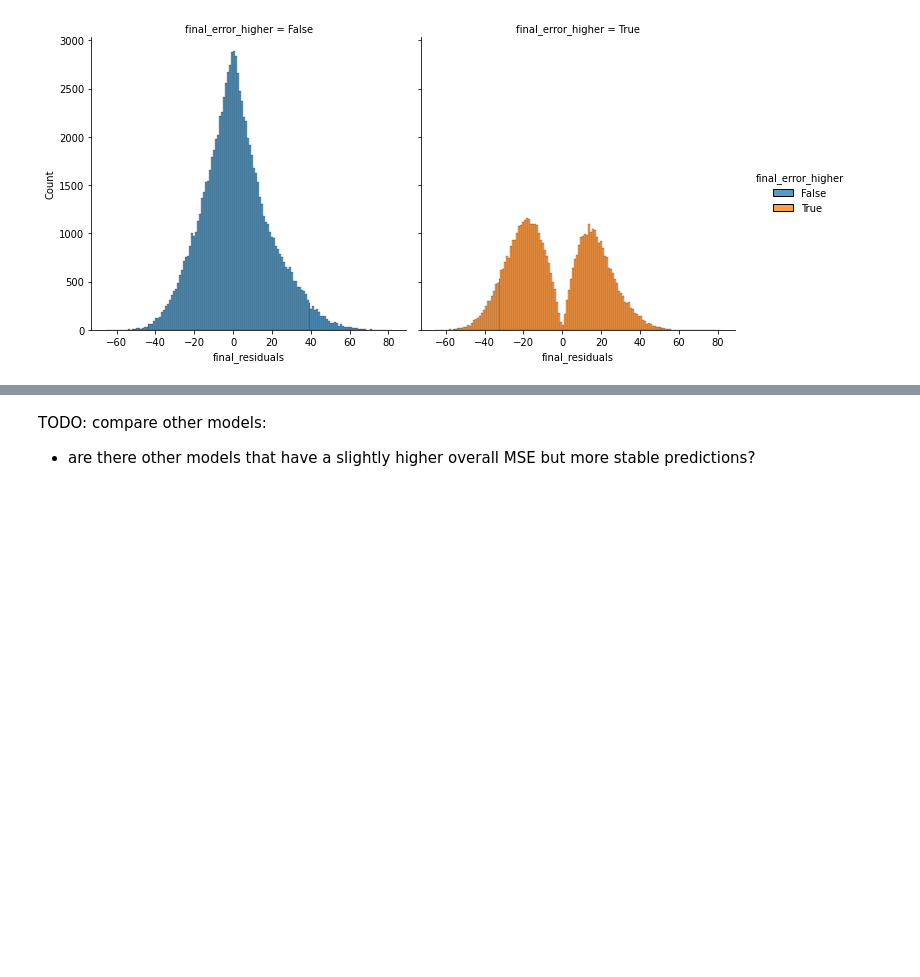
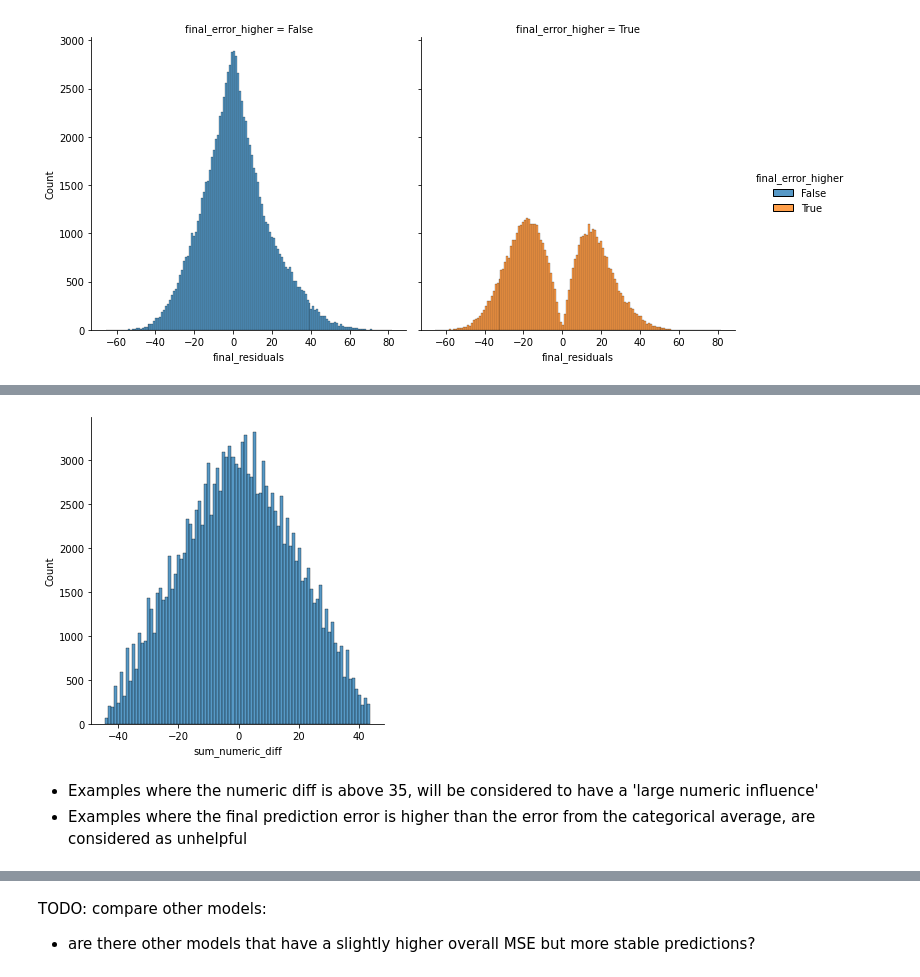
Before and after one commit to scottwiles/salary_prediction, a Jupyter notebook: notebooks/salary_prediction_baseline_model.ipynb, the cells around one changed output, grey strips where cells are left out. Cells and saved outputs as stored; diff of their text form; code cells hidden in the pictures; blank space fills up the shorter version.

```diff
--- a/notebooks/salary_prediction_baseline_model.ipynb
+++ b/notebooks/salary_prediction_baseline_model.ipynb
@@ -517,0 +412,9 @@ Next areas to investigate for best baseline before comparing some other options
+# %%
+# What does the distribution of the 'sum_numeric_diff' column
+sns.displot(x = 'sum_numeric_diff', data = best_preds)
+plt.show()
+# %% [output]
+[figure, added]
+# %% [markdown]
+- Examples where the numeric diff is above 35, will be considered to have a 'large numeric influence'
+- Examples where the final prediction error is higher than the error from the categorical average, are considered as unhelpful
```
Also changed, not shown: parts of 27 cells of this notebook, 2 other files.
